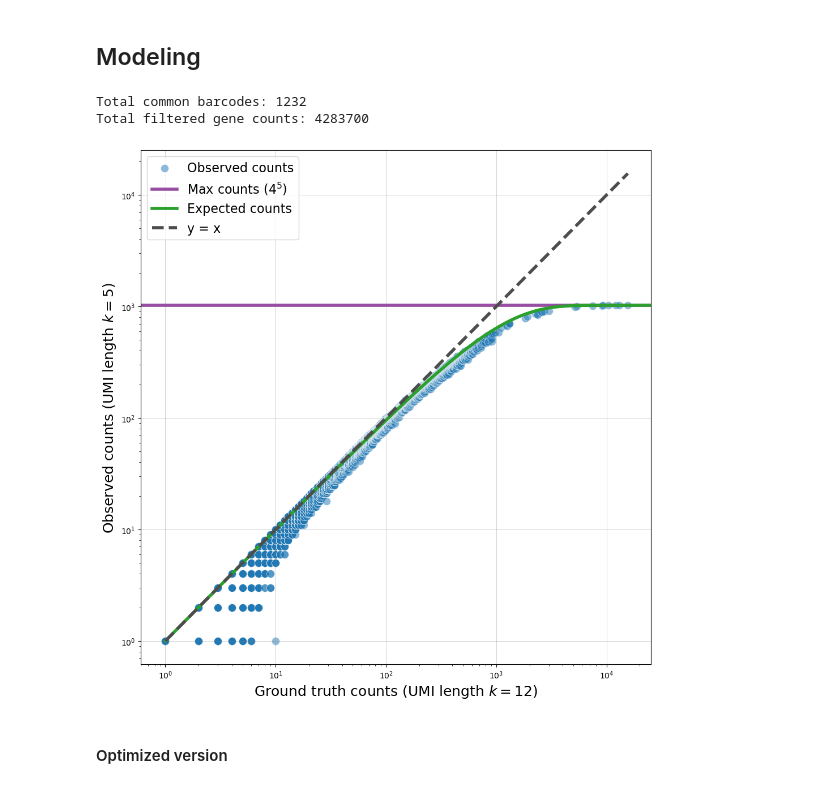
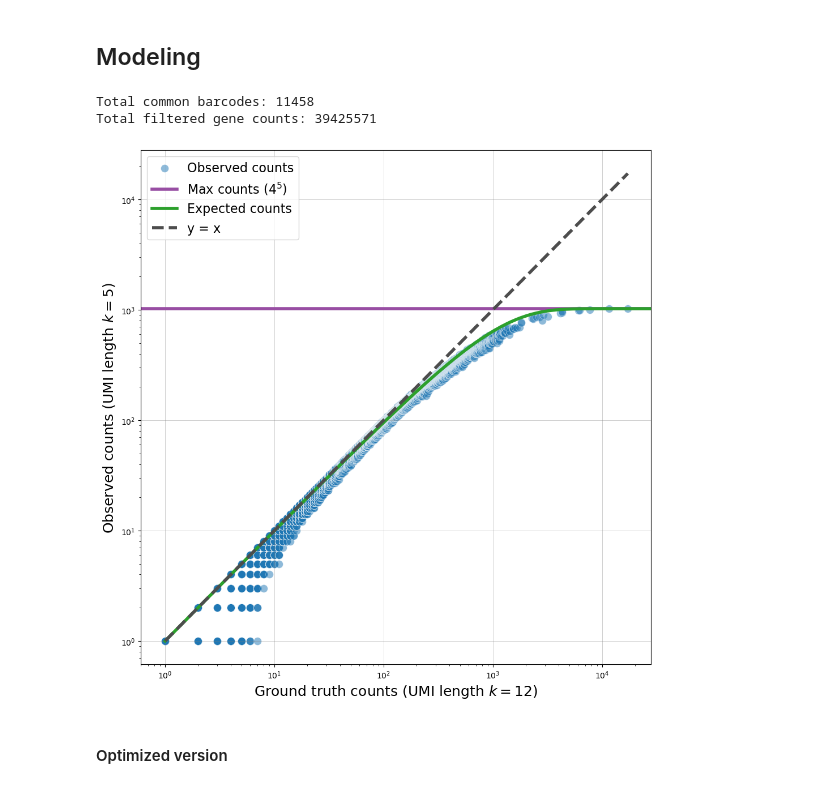
Before and after one commit to agdylan/minimal_UMIs, a Jupyter notebook: figures_ur/manuscript_figures_notebook.ipynb, the cells around one changed output. Drawn from its saved outputs; the diff is of its cells as text; code cells hidden in the pictures.

```diff
--- a/figures_ur/manuscript_figures_notebook.ipynb
+++ b/figures_ur/manuscript_figures_notebook.ipynb
@@ -6,9 +6,9 @@ import numpy as np
 import matplotlib.pyplot as plt
 
 
-directory = "/data/dagyeman/cellranger/bam_file_analysis/1k_PBMCs/ur_objects/adata_matrices/"  # Directory for 1k_PBMCs
+# directory = "/data/dagyeman/cellranger/bam_file_analysis/1k_PBMCs/ur_objects/adata_matrices/"  # Directory for 1k_PBMCs
 
-# directory = "/data/dagyeman/cellranger/bam_file_analysis/10k_PBMCs/ur_objects/adata_matrices/"    # Directory for 10k PBMCS
+directory = "/data/dagyeman/cellranger/bam_file_analysis/10k_PBMCs/ur_objects/adata_matrices/"    # Directory for 10k PBMCS
 
 adata_dict = {}
 for i in range(1, 13):
@@ -31,8 +31,8 @@ j = 5  # Only generate for UMI 5
 n_values = np.logspace(0, 4.5, 200)
 
 # Output directory
-save_dir = "/data/dagyeman/cellranger/bam_file_analysis/1k_PBMCs/figures_ur/manuscript_figures/1k_PBMCs" # 1k
-# save_dir = "/data/dagyeman/cellranger/bam_file_analysis/10k_PBMCs/figures_ur/manuscript_figures/10k_PBMCs" # 10k
+# save_dir = "/data/dagyeman/cellranger/bam_file_analysis/1k_PBMCs/figures_ur/manuscript_figures/1k_PBMCs" # 1k
+save_dir = "/data/dagyeman/cellranger/bam_file_analysis/10k_PBMCs/figures_ur/manuscript_figures/10k_PBMCs" # 10k
 os.makedirs(save_dir, exist_ok=True)
 
 # Ensure both datasets are properly aligned
@@ -99,36 +99,36 @@ model_vals = f(n_values, j)
 plt.plot(
     n_values,
     model_vals,
     color='#2ca02c',  # Standard Green for Model Line
     linewidth=4,
     label='Expected counts'
 )
 
 # Reference y = x line
 max_val = max(sorted_gene_counts_i.max(), sorted_gene_counts_j.max())
 plt.plot([1, max_val], [1, max_val], linestyle='--', color='#4D4D4D', linewidth=4, label='y = x')
 
 # Axis scaling and labels
 plt.xscale('log')
 plt.yscale('log')
 ymin, ymax = plt.ylim()
 plt.ylim(0, ymax)
 plt.xlim(0, ymax)
 plt.ylabel(r"Observed counts (UMI length $k=5$)", fontsize=18)
 plt.xlabel(r"Ground truth counts (UMI length $k=12$)", fontsize=18)
 plt.grid(True, linestyle='-', linewidth=0.5, color='gray', alpha=0.5)
 plt.legend(loc="upper left",fontsize=16)  # Or any other position
 
 plt.tight_layout()
 
 # Save and show the plot
 plt.savefig(f"{save_dir}/UMI_12_vs_{j}_all_cells.jpg", format='jpg', dpi=300)
 plt.show()
 plt.close()
 # %% [output]
-Total common barcodes: 1232
-Total filtered gene counts: 4283700
+Total common barcodes: 11458
+Total filtered gene counts: 39425571
-[figure, old version]
+[figure, new version]
 # %% [markdown]
 #### Optimized version
 # %%
```
Also changed, not shown: parts of 5 cells of this notebook, 4 other files.
